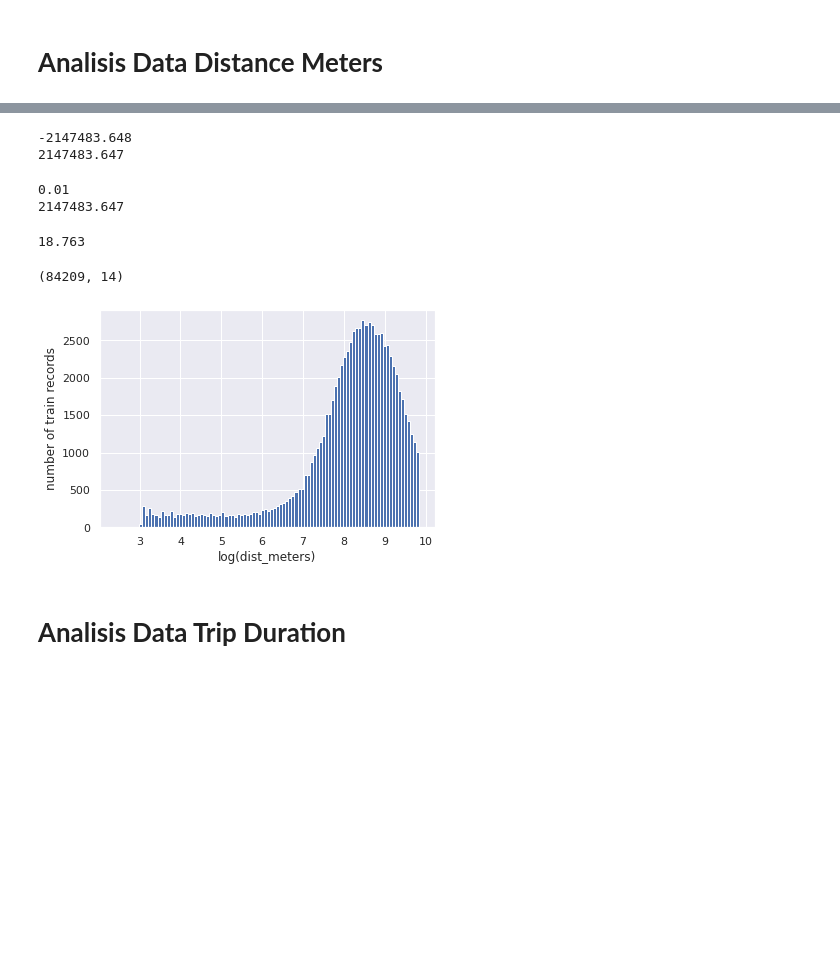
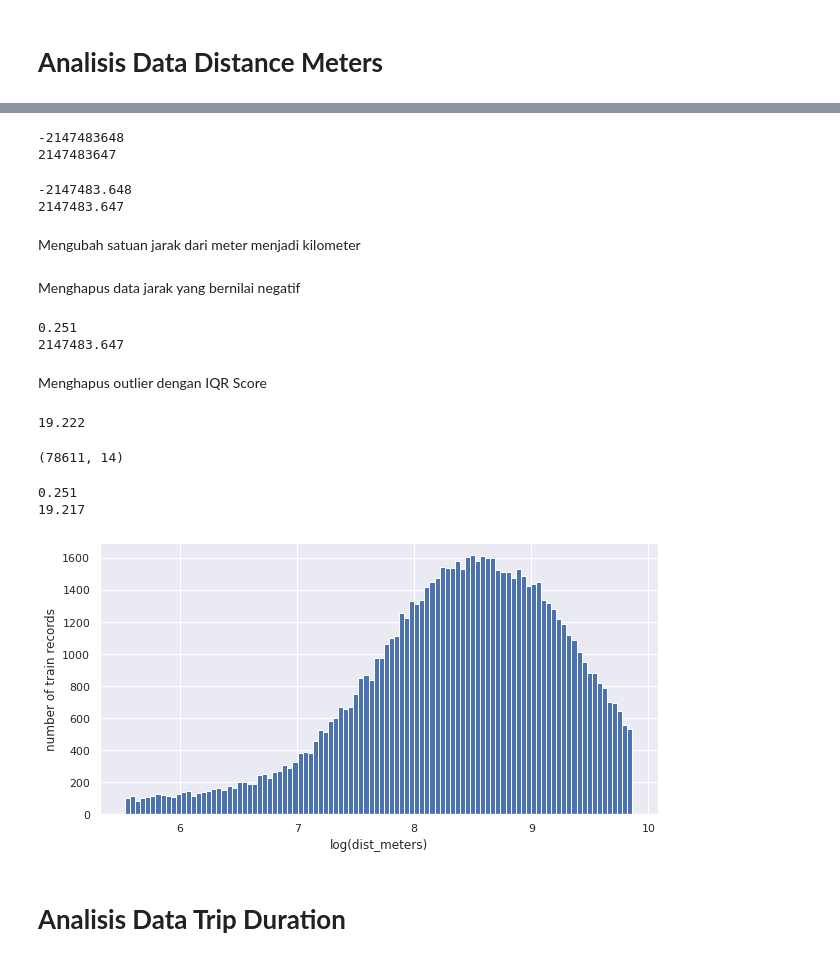
Before and after one commit to frfusch21/DTS_GGU_5, a Jupyter notebook: GGU5_Nia_All_Data.ipynb, the cells around one changed output, grey strips where cells are left out. Saved outputs shown, nothing was run; the diff lists cells and outputs as text; code cells hidden in the pictures; blank space fills up the shorter version.

Commit message:
Data Analysis

```diff
--- a/GGU5_Nia_All_Data.ipynb
+++ b/GGU5_Nia_All_Data.ipynb
@@ -132,5 +134,6 @@ sns.barplot(x.index, x.values)
 # %%
 x = uio.groupby(['vendor_id'])['trip_duration'].mean()
+sns.set(rc={'figure.figsize':(230,8)})
 sns.barplot(x.index, x.values)
 # %% [output]
 <matplotlib.axes._subplots.AxesSubplot at 0x...>
@@ -165,7 +168,7 @@ correlation_matrix
 # %% [markdown]
 # **Analisis Data Distance Meters**
 # %%
-sns.set()
+sns.set(rc={'figure.figsize':(10,5)})
 uio['log_dist_meters'] = np.log(uio['dist_meters'].values + 1)
 plt.hist(uio['log_dist_meters'].values, bins=100)
 plt.xlabel('log(dist_meters)')
@@ -176,5 +179,6 @@ plt.show()
 # %%
 x = uio.groupby(['vendor_id'])['dist_meters'].mean()
+sns.set(rc={'figure.figsize':(230,8)})
 sns.barplot(x.index, x.values)
 # %% [output]
 <matplotlib.axes._subplots.AxesSubplot at 0x...>
@@ -182,10 +186,20 @@ sns.barplot(x.index, x.values)
+# %%
+print((uio['dist_meters'].min()))
+print((uio['dist_meters'].max()))
+# %% [output]
+-2147483648
+2147483647
 # %%
 print((uio['dist_meters'].min())/1000)
 print((uio['dist_meters'].max())/1000)
 # %% [output]
 -2147483.648
 2147483.647
+# %% [markdown]
+Mengubah satuan jarak dari meter menjadi kilometer
 # %%
 uio['dist_kilometers'] =  uio['dist_meters']/1000
+# %% [markdown]
+Menghapus data jarak yang bernilai negatif
 # %%
-uio = uio[(uio['dist_kilometers'] > 0)]
+uio = uio[(uio['dist_kilometers'] > 0.25)]
@@ -208,8 +207,10 @@ uio = uio[(uio['dist_kilometers'] > 0)]
 print((uio['dist_kilometers'].min()))
 print((uio['dist_kilometers'].max()))
 # %% [output]
-0.01
+0.251
 2147483.647
+# %% [markdown]
+Menghapus outlier dengan IQR Score
 # %%
 # calculate Q1 and Q3
 Q1 = uio[['dist_kilometers']].quantile(0.25)
@@ -223,20 +224,26 @@ IQR_outliers =  uio[['dist_kilometers']][(( uio[['dist_kilometers']] < (Q1 - 1.5
 min_outlier = IQR_outliers.min()
 print(min_outlier[0])
 # %% [output]
-18.763
+19.222
 # %%
 uio = uio[(uio['dist_kilometers'] < min_outlier[0])]
 uio.shape
 # %% [output]
-(84209, 14)
+(78611, 14)
+# %%
+print((uio['dist_kilometers'].min()))
+print((uio['dist_kilometers'].max()))
+# %% [output]
+0.251
+19.217
 # %%
-sns.set()
+sns.set(rc={'figure.figsize':(10,5)})
 plt.hist(uio['log_dist_meters'].values, bins=100)
 plt.xlabel('log(dist_meters)')
 plt.ylabel('number of train records')
 plt.show()
 # %% [output]
-[figure, old version]
+[figure, new version]
 # %% [markdown]
 # **Analisis Data Trip Duration**
 # %%
```
Also changed, not shown: parts of 67 cells of this notebook.
